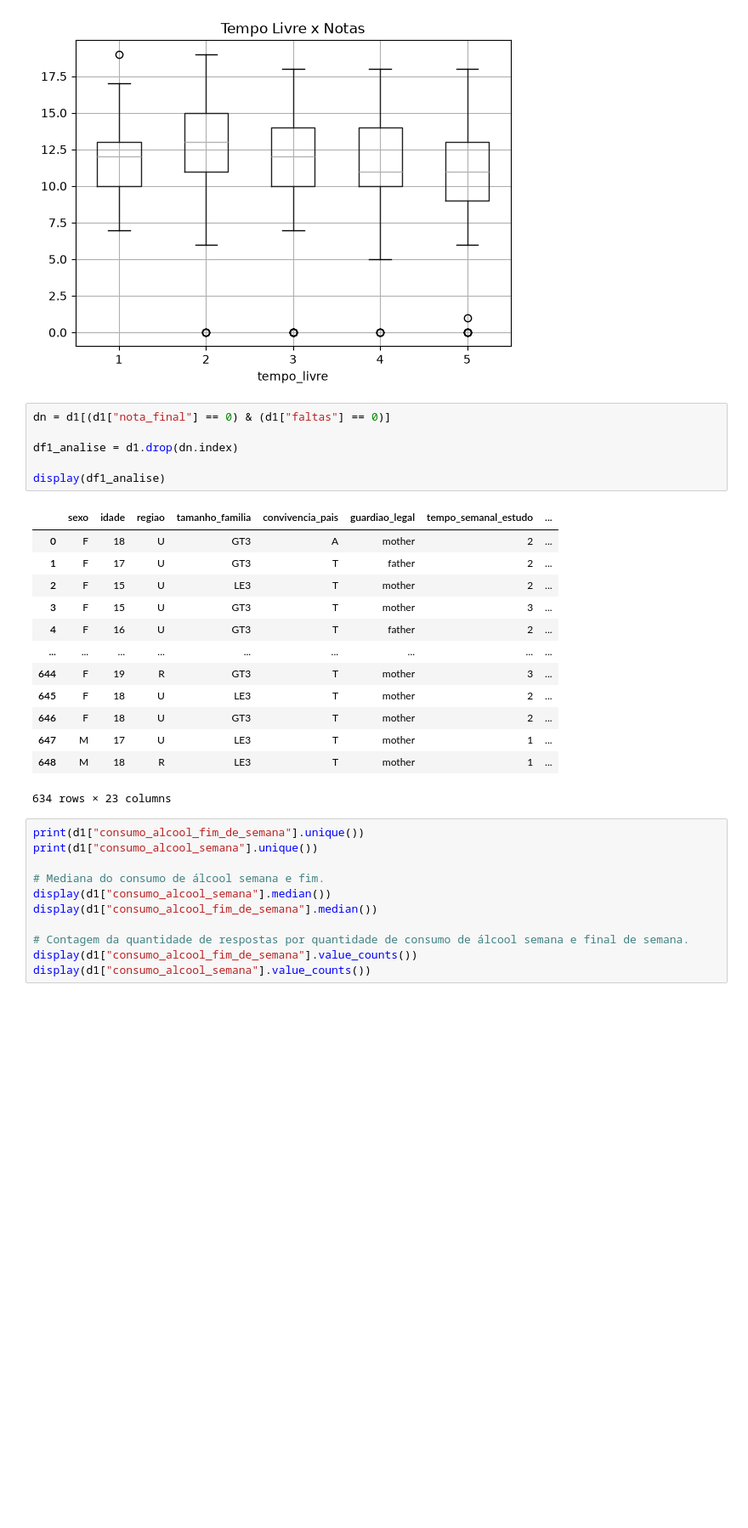
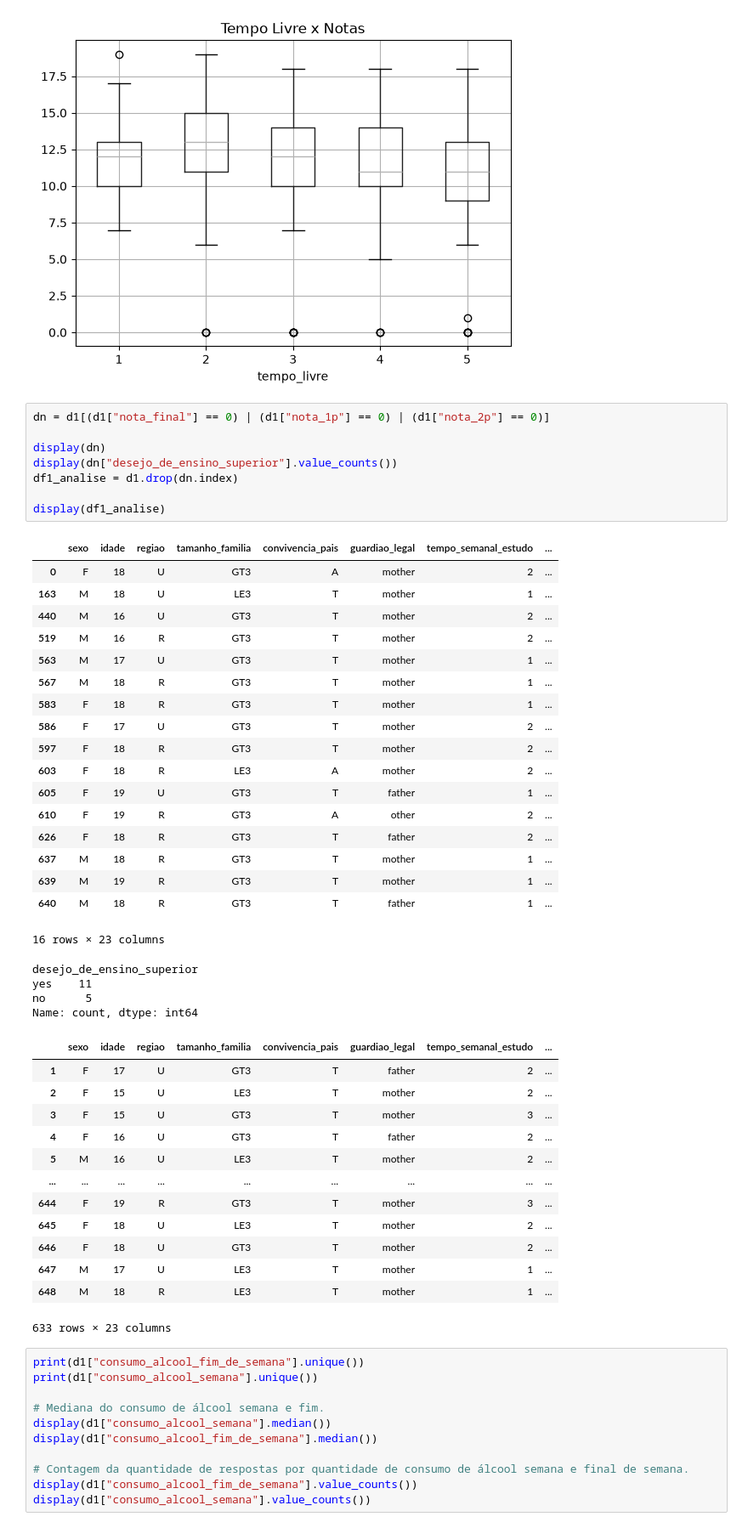
Before and after one commit to julialm-s/EDADatasetStudentAlcoholConsumption, a Jupyter notebook: analise.ipynb, the cells around one changed output. Shown at 85% size. Saved outputs shown, nothing was run; the diff lists cells and outputs as text; blank space fills up the shorter version.

```diff
--- a/analise.ipynb
+++ b/analise.ipynb
@@ -525,25 +515,49 @@ plt.show()
 [figure]
 [figure]
 # %%
-dn = d1[(d1["nota_final"] == 0) & (d1["faltas"] == 0)]
+dn = d1[(d1["nota_final"] == 0) | (d1["nota_1p"] == 0) | (d1["nota_2p"] == 0)]
 
+display(dn)
+display(dn["desejo_de_ensino_superior"].value_counts())
 df1_analise = d1.drop(dn.index)
 
 display(df1_analise)
 # %% [output]
 |  | sexo | idade | regiao | tamanho_familia | convivencia_pais | guardiao_legal | tempo_semanal_estudo | ... |
 | 0 | F | 18 | U | GT3 | A | mother | 2 | ... |
-| 1 | F | 17 | U | GT3 | T | father | 2 | ... |
-| 2 | F | 15 | U | LE3 | T | mother | 2 | ... |
-| 3 | F | 15 | U | GT3 | T | mother | 3 | ... |
-| 4 | F | 16 | U | GT3 | T | father | 2 | ... |
-| ... | ... | ... | ... | ... | ... | ... | ... | ... |
-| 644 | F | 19 | R | GT3 | T | mother | 3 | ... |
-| 645 | F | 18 | U | LE3 | T | mother | 2 | ... |
-| 646 | F | 18 | U | GT3 | T | mother | 2 | ... |
-| 647 | M | 17 | U | LE3 | T | mother | 1 | ... |
-| 648 | M | 18 | R | LE3 | T | mother | 1 | ... |
+| 163 | M | 18 | U | LE3 | T | mother | 1 | ... |
+| 440 | M | 16 | U | GT3 | T | mother | 2 | ... |
+| 519 | M | 16 | R | GT3 | T | mother | 2 | ... |
+| 563 | M | 17 | U | GT3 | T | mother | 1 | ... |
+| 567 | M | 18 | R | GT3 | T | mother | 1 | ... |
+| 583 | F | 18 | R | GT3 | T | mother | 1 | ... |
+| 586 | F | 17 | U | GT3 | T | mother | 2 | ... |
+| 597 | F | 18 | R | GT3 | T | mother | 2 | ... |
+| 603 | F | 18 | R | LE3 | A | mother | 2 | ... |
+| 605 | F | 19 | U | GT3 | T | father | 1 | ... |
+| 610 | F | 19 | R | GT3 | A | other | 2 | ... |
+| 626 | F | 18 | R | GT3 | T | father | 2 | ... |
+| 637 | M | 18 | R | GT3 | T | mother | 1 | ... |
+| 639 | M | 19 | R | GT3 | T | mother | 1 | ... |
+| 640 | M | 18 | R | GT3 | T | father | 1 | ... |
-634 rows × 23 columns
+16 rows × 23 columns
+desejo_de_ensino_superior
+yes    11
+no      5
+Name: count, dtype: int64
+|  | sexo | idade | regiao | tamanho_familia | convivencia_pais | guardiao_legal | tempo_semanal_estudo | ... |
+| 1 | F | 17 | U | GT3 | T | father | 2 | ... |
+| 2 | F | 15 | U | LE3 | T | mother | 2 | ... |
+| 3 | F | 15 | U | GT3 | T | mother | 3 | ... |
+| 4 | F | 16 | U | GT3 | T | father | 2 | ... |
+| 5 | M | 16 | U | LE3 | T | mother | 2 | ... |
+| ... | ... | ... | ... | ... | ... | ... | ... | ... |
+| 644 | F | 19 | R | GT3 | T | mother | 3 | ... |
+| 645 | F | 18 | U | LE3 | T | mother | 2 | ... |
+| 646 | F | 18 | U | GT3 | T | mother | 2 | ... |
+| 647 | M | 17 | U | LE3 | T | mother | 1 | ... |
+| 648 | M | 18 | R | LE3 | T | mother | 1 | ... |
+633 rows × 23 columns
 # %%
 print(d1["consumo_alcool_fim_de_semana"].unique())
 print(d1["consumo_alcool_semana"].unique())
```
Also changed, not shown: parts of 12 cells of this notebook.
